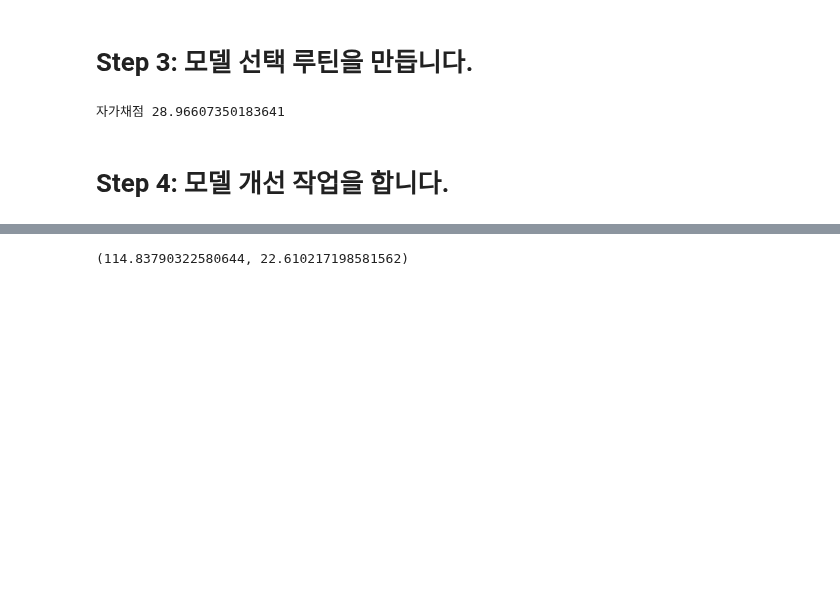
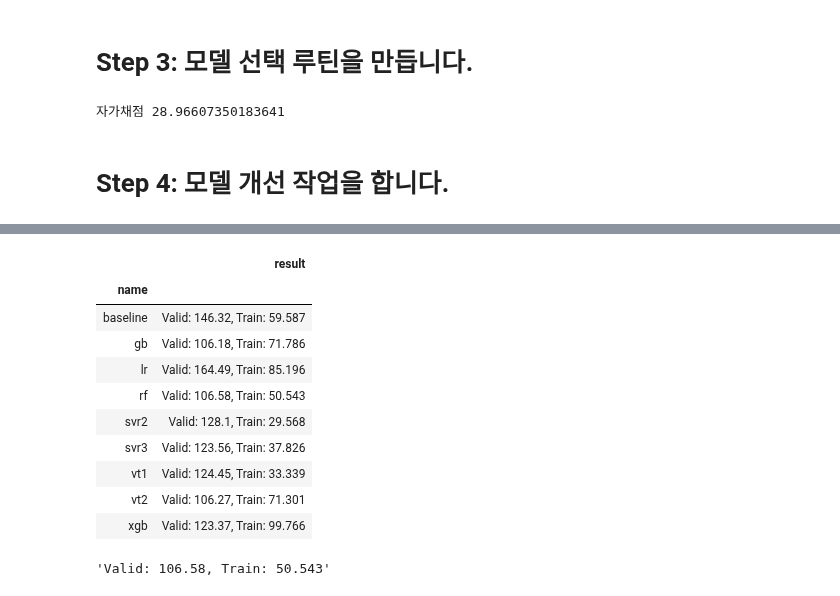
Before and after one commit to sunkusun9/DS_lv3_2502, a Jupyter notebook: sec_ds_lv3_prob3_kaggle.ipynb, the cells around one changed output, grey strips where cells are left out. Cells and saved outputs as stored; diff of their text form; code cells hidden in the pictures; blank space fills up the shorter version.

```diff
--- a/sec_ds_lv3_prob3_kaggle.ipynb
+++ b/sec_ds_lv3_prob3_kaggle.ipynb
@@ -361,25 +415,38 @@ eval_model('xgb', reg_xgb)
 # %%
 # RF: Random Forest
 
 from sklearn.ensemble import RandomForestRegressor
 
 X_rf = "15분, 30분, 45분, 60분, DayName, Hour, AM, Weekend_yn, Holiday_yn, Avg, TotalHour, 생산량, 기온, 풍속, 습도, 강수량, 전기요금(계절), 공장인원, 인건비"
 X_rf = [i.strip() for i in X_rf.split(',')]
 
 ct = ColumnTransformer([
     ('pt', 'passthrough', X_rf)
 ])
 
 # max_depth=, n_estimators= 을 사용하여 튜닝해봅니다.
 reg_rf = make_pipeline(
     ct,
     RandomForestRegressor(
+        n_estimators = 200,
+        max_depth = 9,
         random_state=123,
     )
 )
 eval_model('rf', reg_rf)
 # %% [output]
+|  | result |
+| name |  |
+| baseline | Valid: 146.32, Train: 59.587 |
+| gb | Valid: 106.18, Train: 71.786 |
+| lr | Valid: 164.49, Train: 85.196 |
+| rf | Valid: 106.58, Train: 50.543 |
+| svr2 | Valid: 128.1, Train: 29.568 |
+| svr3 | Valid: 123.56, Train: 37.826 |
+| vt1 | Valid: 124.45, Train: 33.339 |
+| vt2 | Valid: 106.27, Train: 71.301 |
+| xgb | Valid: 123.37, Train: 99.766 |
-(114.83790322580644, 22.610217198581562)
+'Valid: 106.58, Train: 50.543'
 # %%
 from sklearn.ensemble import VotingRegressor
 
```
Also changed, not shown: parts of 10 cells of this notebook.
